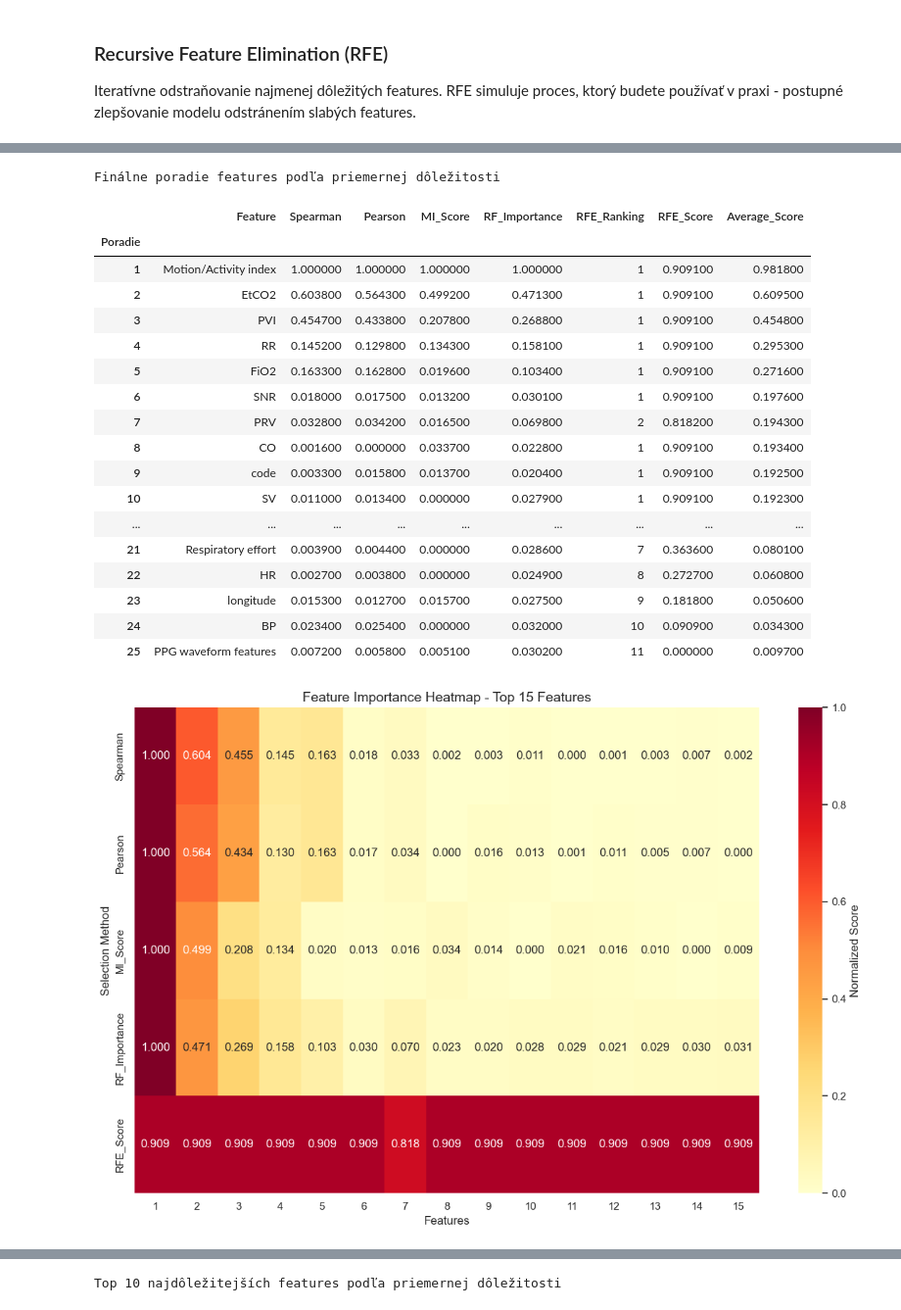
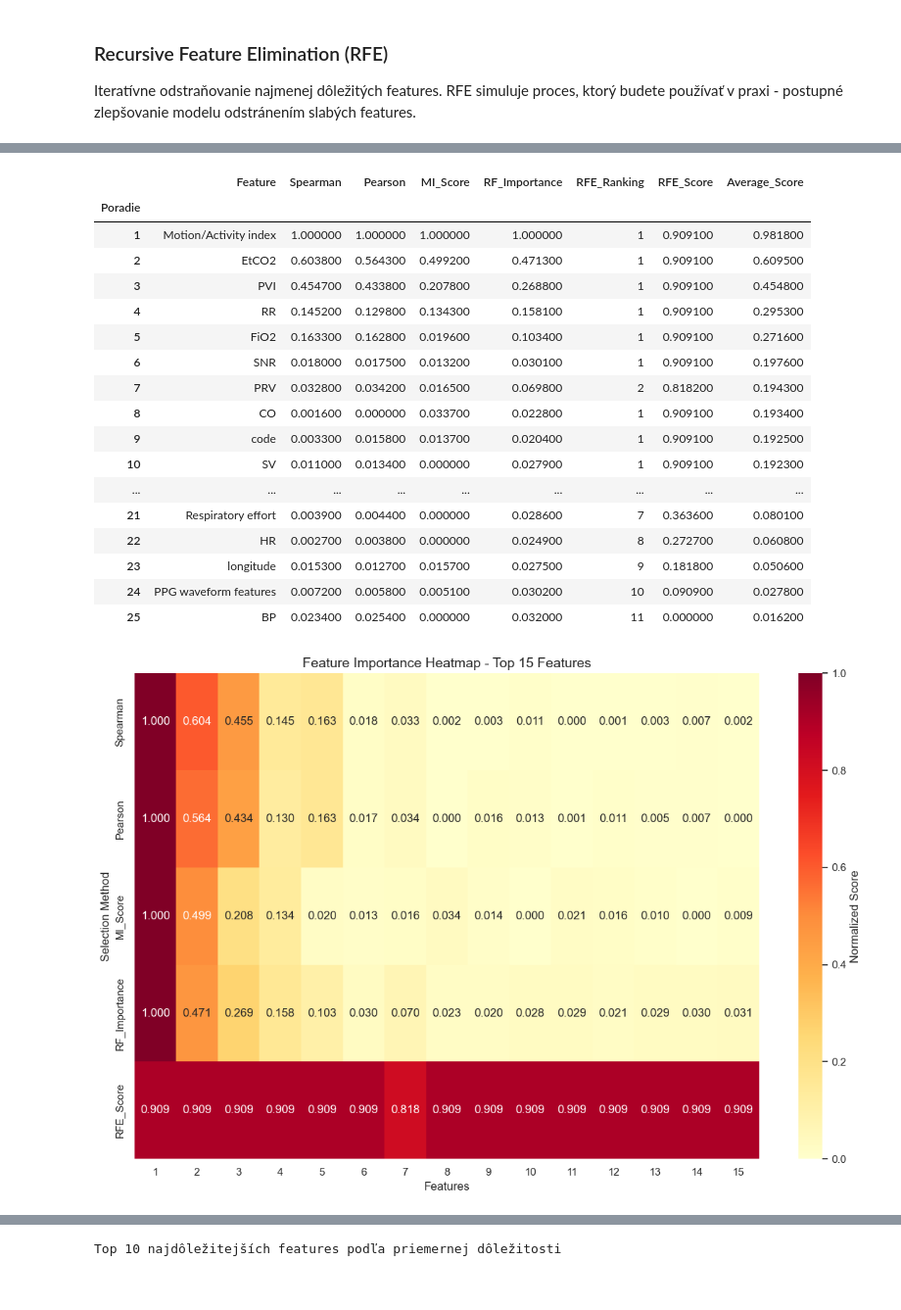
Before and after one commit to johannatilesova/IAU-project, a Jupyter notebook: phase2_Tilesova_Pecenka.ipynb, the cells around one changed output, grey strips where cells are left out. Shown at 98% size. Drawn from its saved outputs; the diff is of its cells as text; code cells hidden in the pictures.

```diff
--- a/phase2_Tilesova_Pecenka.ipynb
+++ b/phase2_Tilesova_Pecenka.ipynb
@@ -770,7 +760,7 @@ final_ranking = comparison_df.sort_values('Average_Score', ascending=False)
 # Pridaj číslované poradie podľa Average_Score
 final_ranking = final_ranking.reset_index(drop=True)  # reset starého indexu
 final_ranking.index += 1  # nech sa začína od 1, nie od 0
-final_ranking.index.name = 'Poradie'  # premenuj index na "Poradie"
+final_ranking.index.name = 'Poradie'
 
 # Zobraz len relevantné stĺpce
 cols = ['Feature', 'Spearman', 'Pearson', 'MI_Score', 'RF_Importance',
@@ -784,41 +774,39 @@ display(
     final_ranking[cols]
     .round(4)
     .style.background_gradient(subset=['Average_Score'], cmap='YlOrRd')
-    .set_caption("Finálne poradie features podľa priemernej dôležitosti")
 )
 
 
 # Heatmap pre vizualizáciu
 plt.figure(figsize=(12, 8))
 top_features = final_ranking.head(15)
 heatmap_data = top_features[['Spearman', 'Pearson', 'MI_Score',
                                'RF_Importance', 'RFE_Score']].T
 
 sns.heatmap(heatmap_data, annot=True, fmt='.3f', cmap='YlOrRd',
             cbar_kws={'label': 'Normalized Score'})
 plt.title('Feature Importance Heatmap - Top 15 Features', fontsize=14)
 plt.xlabel('Features')
 plt.ylabel('Selection Method')
 plt.tight_layout()
 plt.show()
 # %% [output]
-Finálne poradie features podľa priemernej dôležitosti
 |  | Feature | Spearman | Pearson | MI_Score | RF_Importance | RFE_Ranking | RFE_Score | Average_Score |
 | Poradie |  |  |  |  |  |  |  |  |
 | 1 | Motion/Activity index | 1.000000 | 1.000000 | 1.000000 | 1.000000 | 1 | 0.909100 | 0.981800 |
 | 2 | EtCO2 | 0.603800 | 0.564300 | 0.499200 | 0.471300 | 1 | 0.909100 | 0.609500 |
 | 3 | PVI | 0.454700 | 0.433800 | 0.207800 | 0.268800 | 1 | 0.909100 | 0.454800 |
 | 4 | RR | 0.145200 | 0.129800 | 0.134300 | 0.158100 | 1 | 0.909100 | 0.295300 |
 | 5 | FiO2 | 0.163300 | 0.162800 | 0.019600 | 0.103400 | 1 | 0.909100 | 0.271600 |
 | 6 | SNR | 0.018000 | 0.017500 | 0.013200 | 0.030100 | 1 | 0.909100 | 0.197600 |
 | 7 | PRV | 0.032800 | 0.034200 | 0.016500 | 0.069800 | 2 | 0.818200 | 0.194300 |
 | 8 | CO | 0.001600 | 0.000000 | 0.033700 | 0.022800 | 1 | 0.909100 | 0.193400 |
 | 9 | code | 0.003300 | 0.015800 | 0.013700 | 0.020400 | 1 | 0.909100 | 0.192500 |
 | 10 | SV | 0.011000 | 0.013400 | 0.000000 | 0.027900 | 1 | 0.909100 | 0.192300 |
 | ... | ... | ... | ... | ... | ... | ... | ... | ... |
 | 21 | Respiratory effort | 0.003900 | 0.004400 | 0.000000 | 0.028600 | 7 | 0.363600 | 0.080100 |
 | 22 | HR | 0.002700 | 0.003800 | 0.000000 | 0.024900 | 8 | 0.272700 | 0.060800 |
 | 23 | longitude | 0.015300 | 0.012700 | 0.015700 | 0.027500 | 9 | 0.181800 | 0.050600 |
-| 24 | BP | 0.023400 | 0.025400 | 0.000000 | 0.032000 | 10 | 0.090900 | 0.034300 |
-| 25 | PPG waveform features | 0.007200 | 0.005800 | 0.005100 | 0.030200 | 11 | 0.000000 | 0.009700 |
+| 24 | PPG waveform features | 0.007200 | 0.005800 | 0.005100 | 0.030200 | 10 | 0.090900 | 0.027800 |
+| 25 | BP | 0.023400 | 0.025400 | 0.000000 | 0.032000 | 11 | 0.000000 | 0.016200 |
 [figure]
```
Also changed, not shown: parts of 16 cells of this notebook, 1 other file.
